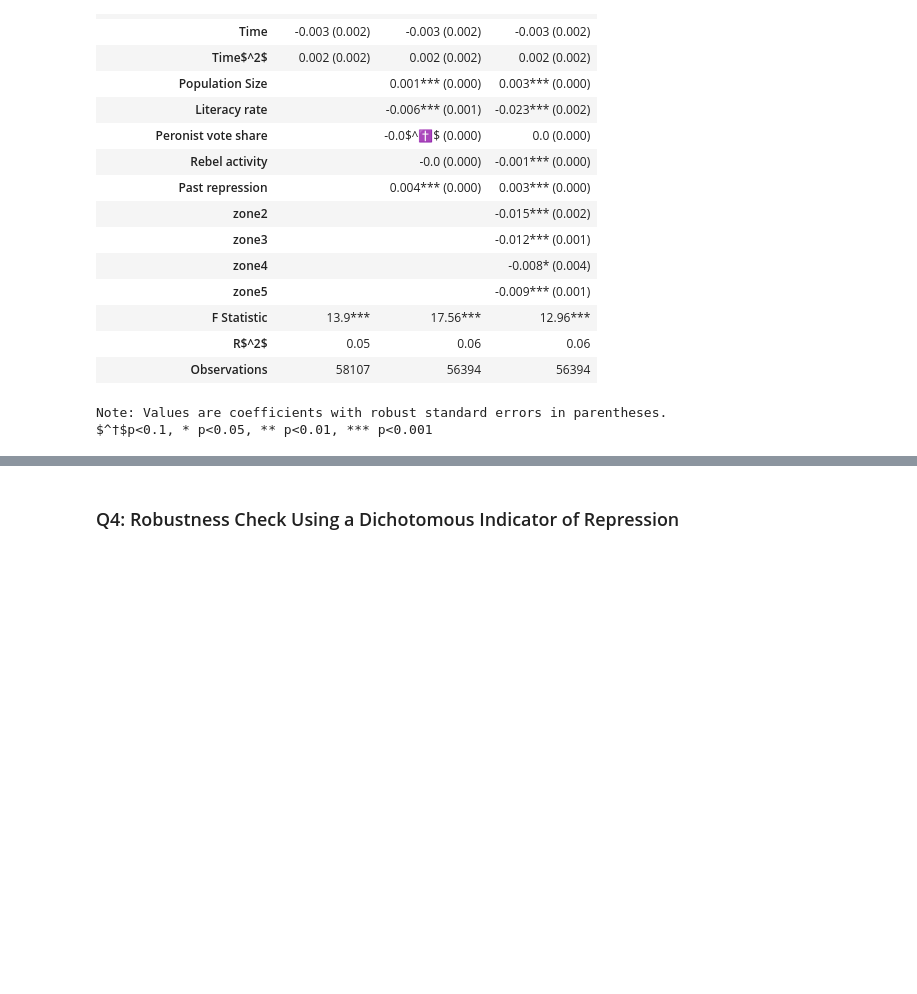
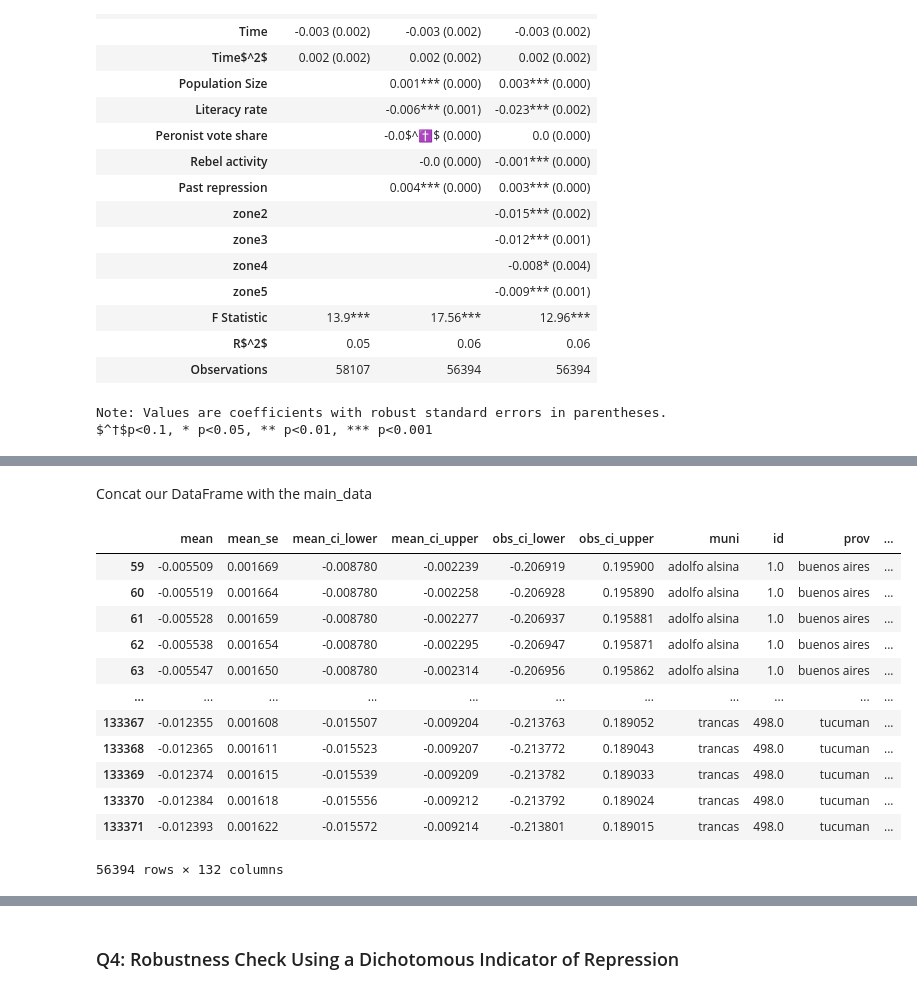
Before and after one commit to pdvass/ml_assignment2, a Jupyter notebook: Assignment_2.ipynb, the cells around one changed output, grey strips where cells are left out. Drawn from its saved outputs; the diff is of its cells as text; code cells hidden in the pictures; blank space fills up the shorter version.

```diff
--- a/Assignment_2.ipynb
+++ b/Assignment_2.ipynb
@@ -592,0 +597,5 @@ $^†$p<0.1, * p<0.05, ** p<0.01, *** p<0.001
+# %%
+q3_model = smf.ols('repression ~ C(hostcity)*time + lnpop_1970 + literacy_avg + lnrebact1974 +\
+                    lnrepression70_77 + C(zone2) + C(zone3) + C(zone4) + C(zone5)', data=main_data)\
+                .fit(cov_type='HC1')
+q3_model.summary()
@@ -592,0 +634,6 @@ $^†$p<0.1, * p<0.05, ** p<0.01, *** p<0.001
+# %%
+predictions = q3_model.get_prediction().summary_frame(alpha=0.05)
+# To verify mean is equal to fitted values
+#print(predictions['mean'])
+#print(q3_model.fittedvalues.to_frame())
+predictions
@@ -592,0 +654,20 @@ $^†$p<0.1, * p<0.05, ** p<0.01, *** p<0.001
+# %% [markdown]
+Concat our DataFrame with the main_data
+# %%
+main_data_predictions = pd.concat([predictions, main_data], axis=1)
+main_data_predictions = main_data_predictions.dropna(subset='mean')
+main_data_predictions
+# %% [output]
+|  | mean | mean_se | mean_ci_lower | mean_ci_upper | obs_ci_lower | obs_ci_upper | muni | id | prov | ... |
+| 59 | -0.005509 | 0.001669 | -0.008780 | -0.002239 | -0.206919 | 0.195900 | adolfo alsina | 1.0 | buenos aires | ... |
+| 60 | -0.005519 | 0.001664 | -0.008780 | -0.002258 | -0.206928 | 0.195890 | adolfo alsina | 1.0 | buenos aires | ... |
+| 61 | -0.005528 | 0.001659 | -0.008780 | -0.002277 | -0.206937 | 0.195881 | adolfo alsina | 1.0 | buenos aires | ... |
+| 62 | -0.005538 | 0.001654 | -0.008780 | -0.002295 | -0.206947 | 0.195871 | adolfo alsina | 1.0 | buenos aires | ... |
+| 63 | -0.005547 | 0.001650 | -0.008780 | -0.002314 | -0.206956 | 0.195862 | adolfo alsina | 1.0 | buenos aires | ... |
+| ... | ... | ... | ... | ... | ... | ... | ... | ... | ... | ... |
+| 133367 | -0.012355 | 0.001608 | -0.015507 | -0.009204 | -0.213763 | 0.189052 | trancas | 498.0 | tucuman | ... |
+| 133368 | -0.012365 | 0.001611 | -0.015523 | -0.009207 | -0.213772 | 0.189043 | trancas | 498.0 | tucuman | ... |
+| 133369 | -0.012374 | 0.001615 | -0.015539 | -0.009209 | -0.213782 | 0.189033 | trancas | 498.0 | tucuman | ... |
+| 133370 | -0.012384 | 0.001618 | -0.015556 | -0.009212 | -0.213792 | 0.189024 | trancas | 498.0 | tucuman | ... |
+| 133371 | -0.012393 | 0.001622 | -0.015572 | -0.009214 | -0.213801 | 0.189015 | trancas | 498.0 | tucuman | ... |
+56394 rows × 132 columns
```
Also changed, not shown: parts of 26 cells of this notebook.
